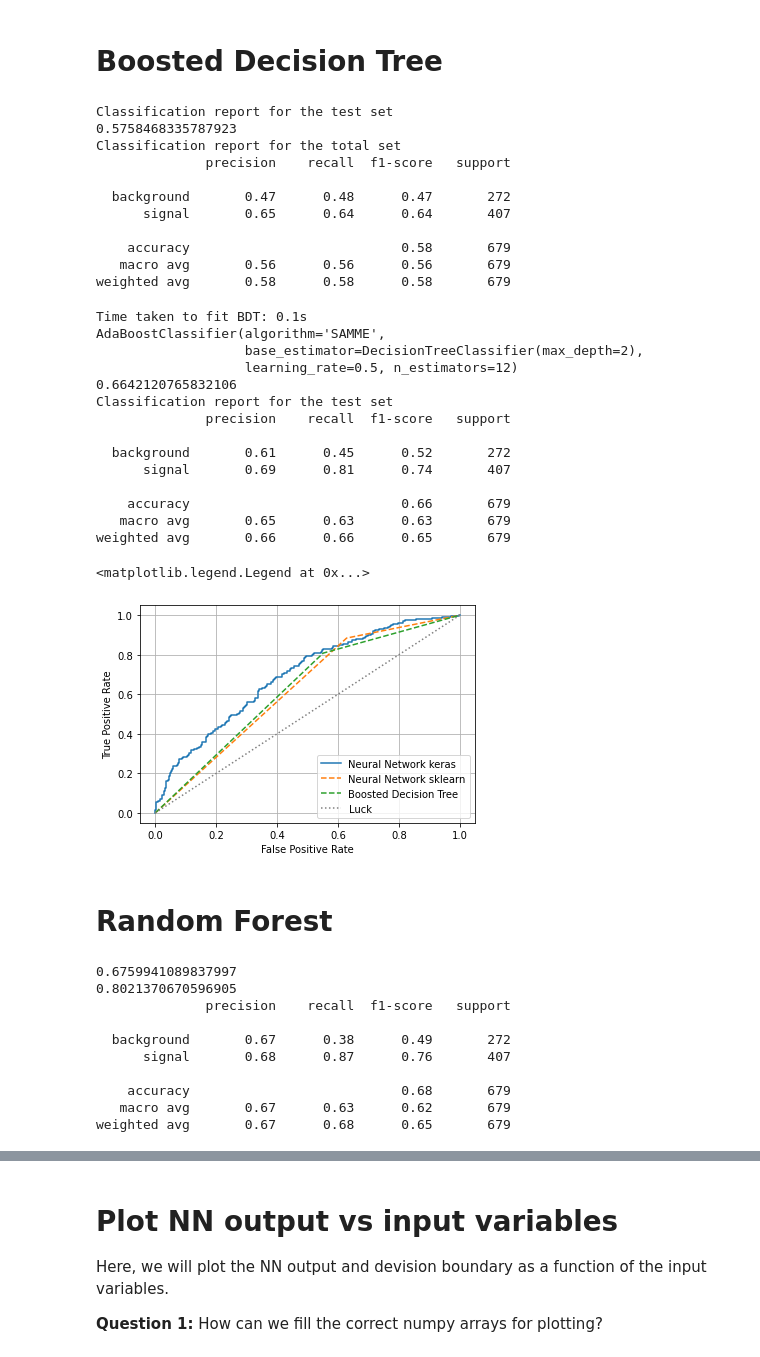
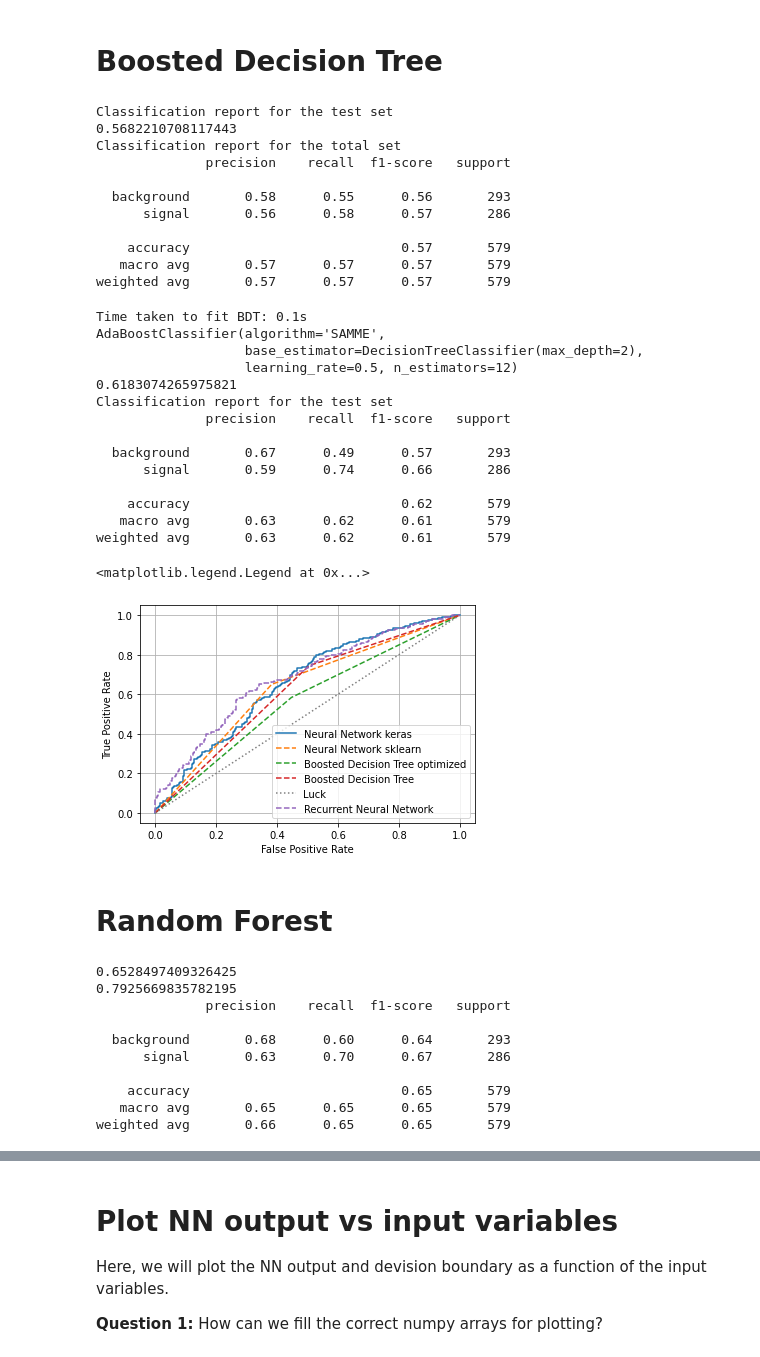
Before and after one commit to mghasemi19/TopFC, a Jupyter notebook: BDT_weight/TopFC_main_bkg_analysis.ipynb, the cells around one changed output, grey strips where cells are left out. Saved outputs shown, nothing was run; the diff lists cells and outputs as text; code cells hidden in the pictures.

Commit message:
Modify ML model reports

```diff
--- a/BDT_weight/TopFC_main_bkg_analysis.ipynb
+++ b/BDT_weight/TopFC_main_bkg_analysis.ipynb
@@ -55,4 +55,4 @@ for treename in filename.keys():
 ## Data exploration
 # %%
 # reduce signal DF size to have resonable Sig/Bkg ratio
-df['signal_charm'] = df['signal_charm'][:2000]
+df['signal_charm'] = df['signal_charm'][:1500]
@@ -475,10 +481,12 @@ def build_Lstm_model(train_x,train_y,test_x,test_y):
                  EarlyStopping(monitor='val_loss', patience=20),
                  ModelCheckpoint(filepath='best_model_LSTM.h5', monitor='val_loss', save_best_only=True)]
     model.summary()
+
     model.compile(loss=[tf.keras.losses.MeanSquaredLogarithmicError(),
-                        tf.keras.losses.MeanSquaredLogarithmicError()], optimizer="adam")
+                        tf.keras.losses.MeanSquaredLogarithmicError()],
+                        metrics=['accuracy'], optimizer="adam")
     history = model.fit(train_x, train_y,
-          epochs = 20,
+          epochs = 100,
           batch_size = 128,
           validation_data=(test_x,  test_y),
           callbacks=callbacks)
@@ -509,0 +519,21 @@ KeyError: 'accuracy'
+# %%
+Y_pred_test = Lstm_model.predict(X_test)
+Y_pred_test = Y_pred_test.reshape(Y_pred_test.shape[0])
+Y_pred_train = Lstm_model.predict(X_train_val)
+Y_pred_train = Y_pred_train.reshape(Y_pred_train.shape[0])
+Y_pred_tot = Lstm_model.predict(scaler.transform(X)).round()
+Y_pred_train = Y_pred_train.reshape(Y_pred_train.shape[0])
+
+# accuracy score
+print(accuracy_score(Y_test.round(), Y_pred_test.round()))
+print(accuracy_score(Y_train_val.round(), Y_pred_train.round()))
+
+# classification report for the test and total sets
+print("Classification report for the test set")
+print(classification_report(Y_test.round(), Y_pred_test.round(), target_names=['background', 'signal']))
+print("Classification report for the total set")
+print(classification_report(Y.round(), Y_pred_tot.round(), target_names=['background', 'signal']))
+
+fpr_rnn, tpr_rnn, thresholds_rnn = roc_curve(Y_test, Y_pred_test) # get FPRs, TPRs and thresholds for neural network
+
+df_all['dense_RNN'] = Lstm_model.predict(scaler.transform(X)).round() # add prediction to array
@@ -520,23 +568,22 @@ print("Classification report for the test set")
 print(accuracy_score(Y_test,y_pred_BDT))
 print("Classification report for the total set")
 print(classification_report(Y_test.round(), y_pred_BDT.round(), target_names=['background', 'signal']))
-#print(classification_report(Y_test,y_pred_BDT))
 
-#df_all['dense_BDT'] = dtree.predict(X) # add prediction to array
+fpr_bdt_old, tpr_bdt_old, thresholds_bdt_old = roc_curve(Y_test, y_pred_BDT)
+
 df_all['dense_BDT_old'] = dtree.predict(scaler.transform(X)) # add prediction to array
-#df_all[df_all['isSignal']==1].head()
 # %% [output]
 Classification report for the test set
-0.5758468335787923
+0.5682210708117443
 Classification report for the total set
               precision    recall  f1-score   support
 
-  background       0.47      0.48      0.47       272
-      signal       0.65      0.64      0.64       407
+  background       0.58      0.55      0.56       293
+      signal       0.56      0.58      0.57       286
 
-    accuracy                           0.58       679
-   macro avg       0.56      0.56      0.56       679
-weighted avg       0.58      0.58      0.58       679
+    accuracy                           0.57       579
+   macro avg       0.57      0.57      0.57       579
+weighted avg       0.57      0.57      0.57       579
 # %%
 from sklearn.tree import DecisionTreeClassifier
 from sklearn.ensemble import AdaBoostClassifier
@@ -566,28 +613,31 @@ Time taken to fit BDT: 0.1s
 AdaBoostClassifier(algorithm='SAMME',
                    base_estimator=DecisionTreeClassifier(max_depth=2),
                    learning_rate=0.5, n_estimators=12)
-0.6642120765832106
+0.6183074265975821
 Classification report for the test set
               precision    recall  f1-score   support
 
-  background       0.61      0.45      0.52       272
-      signal       0.69      0.81      0.74       407
+  background       0.67      0.49      0.57       293
+      signal       0.59      0.74      0.66       286
 
-    accuracy                           0.66       679
-   macro avg       0.65      0.63      0.63       679
-weighted avg       0.66      0.66      0.65       679
+    accuracy                           0.62       579
+   macro avg       0.63      0.62      0.61       579
+weighted avg       0.63      0.62      0.61       579
 # %%
+plt.fi
 plt.plot(fpr_nn, tpr_nn, label='Neural Network keras') # plot random forest ROC
 plt.plot(fpr_nn_sk, tpr_nn_sk, linestyle='dashed', label='Neural Network sklearn') # plot neural network ROC
+plt.plot(fpr_bdt_old, tpr_bdt_old, linestyle='dashed', label='Boosted Decision Tree optimized') # plot neural network ROC
 plt.plot(fpr_bdt, tpr_bdt, linestyle='dashed', label='Boosted Decision Tree') # plot neural network ROC
 plt.plot([0, 1], [0, 1], linestyle='dotted', color='grey', label='Luck') # plot diagonal line to indicate luck
+plt.plot(fpr_rnn, tpr_rnn, linestyle='dashed', label='Recurrent Neural Network') # plot RNN ROC
 plt.xlabel('False Positive Rate') # x-axis label
 plt.ylabel('True Positive Rate') # y-axis label
 plt.grid() # add a grid to the plot
 plt.legend() # add a legend
 # %% [output]
 <matplotlib.legend.Legend at 0x...>
-[figure, old version]
+[figure, new version]
 # %% [markdown]
 # Random Forest
 # %%
@@ -615,16 +665,16 @@ fpr_rf, tpr_rf, thresholds_rf = roc_curve(Y_test, y_pred_RF)
 
 df_all['dense_RF'] = RF_clf.predict(scaler.transform(X)) # add prediction to array
 # %% [output]
-0.6759941089837997
-0.8021370670596905
+0.6528497409326425
+0.7925669835782195
               precision    recall  f1-score   support
 
-  background       0.67      0.38      0.49       272
-      signal       0.68      0.87      0.76       407
+  background       0.68      0.60      0.64       293
+      signal       0.63      0.70      0.67       286
 
-    accuracy                           0.68       679
-   macro avg       0.67      0.63      0.62       679
-weighted avg       0.67      0.68      0.65       679
+    accuracy                           0.65       579
+   macro avg       0.65      0.65      0.65       579
+weighted avg       0.66      0.65      0.65       579
 # %%
 plt.plot(fpr_nn, tpr_nn, label='Neural Network keras') # plot random forest ROC
 plt.plot(fpr_nn_sk, tpr_nn_sk, linestyle='dashed', label='Neural Network sklearn') # plot neural network ROC
```
Also changed, not shown: parts of 20 cells of this notebook, 2 other files.
